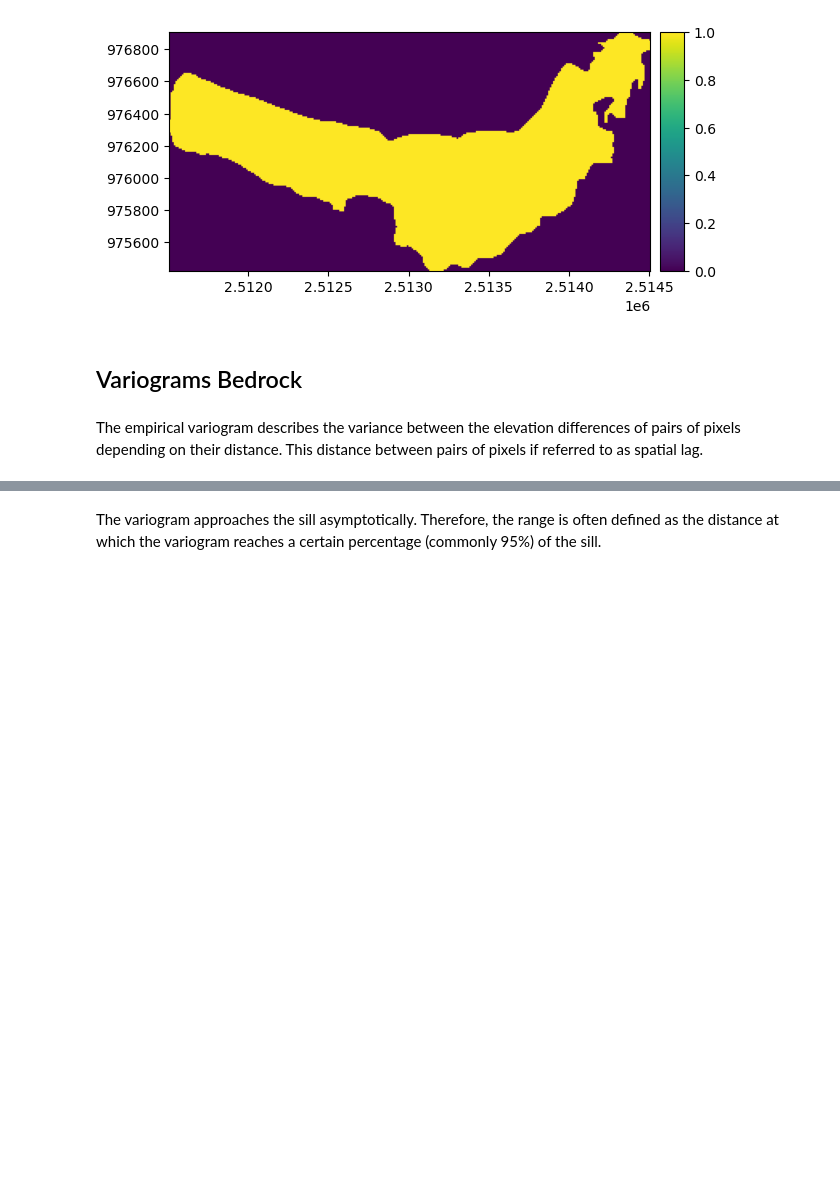
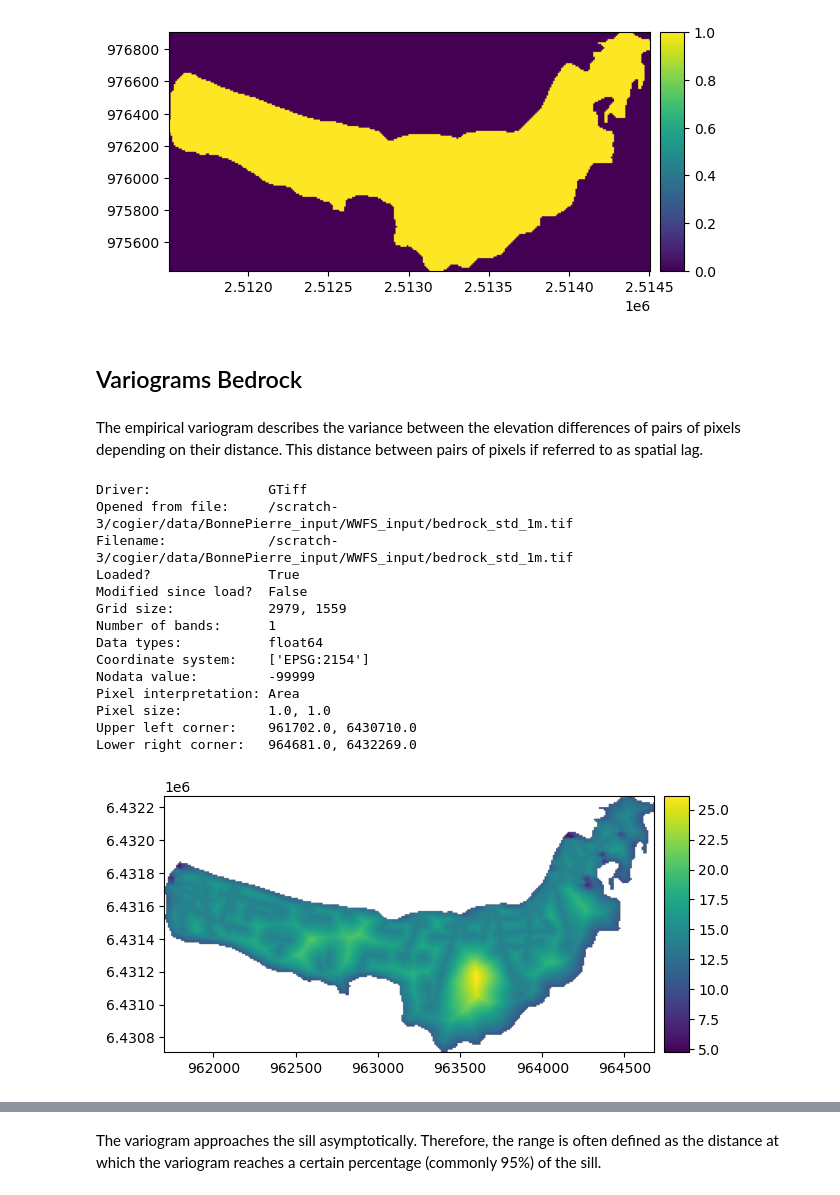
Before and after one commit to christopheogier/bonne_pierre_hydraulic_barriers, a Jupyter notebook: notebooks/DEM_handling.ipynb, the cells around one changed output, grey strips where cells are left out. Saved outputs shown, nothing was run; the diff lists cells and outputs as text; code cells hidden in the pictures; blank space fills up the shorter version.

Commit message:
clean packages and add bed error plot + corr length in xdem

```diff
--- a/notebooks/DEM_handling.ipynb
+++ b/notebooks/DEM_handling.ipynb
@@ -53,6 +53,26 @@ mask_glacier.plot()
 ## Variograms Bedrock ##
 # %% [markdown]
 The empirical variogram describes the variance between the elevation differences of pairs of pixels depending on their distance. This distance between pairs of pixels if referred to as spatial lag.
+# %%
+bed_std = xdem.DEM("/scratch-3/cogier/data/BonnePierre_input/WWFS_input/bedrock_std_1m.tif")
+bed_std.plot()
+bed_std.info()
+# %% [output]
+Driver:               GTiff
+Opened from file:     /scratch-3/cogier/data/BonnePierre_input/WWFS_input/bedrock_std_1m.tif
+Filename:             /scratch-3/cogier/data/BonnePierre_input/WWFS_input/bedrock_std_1m.tif
+Loaded?               True
+Modified since load?  False
+Grid size:            2979, 1559
+Number of bands:      1
+Data types:           float64
+Coordinate system:    ['EPSG:2154']
+Nodata value:         -99999
+Pixel interpretation: Area
+Pixel size:           1.0, 1.0
+Upper left corner:    961702.0, 6430710.0
+Lower right corner:   964681.0, 6432269.0
+[figure, added]
 # %%
 (
     df_empirical_variogram,
```
Also changed, not shown: parts of 7 cells of this notebook, 8 other files.
